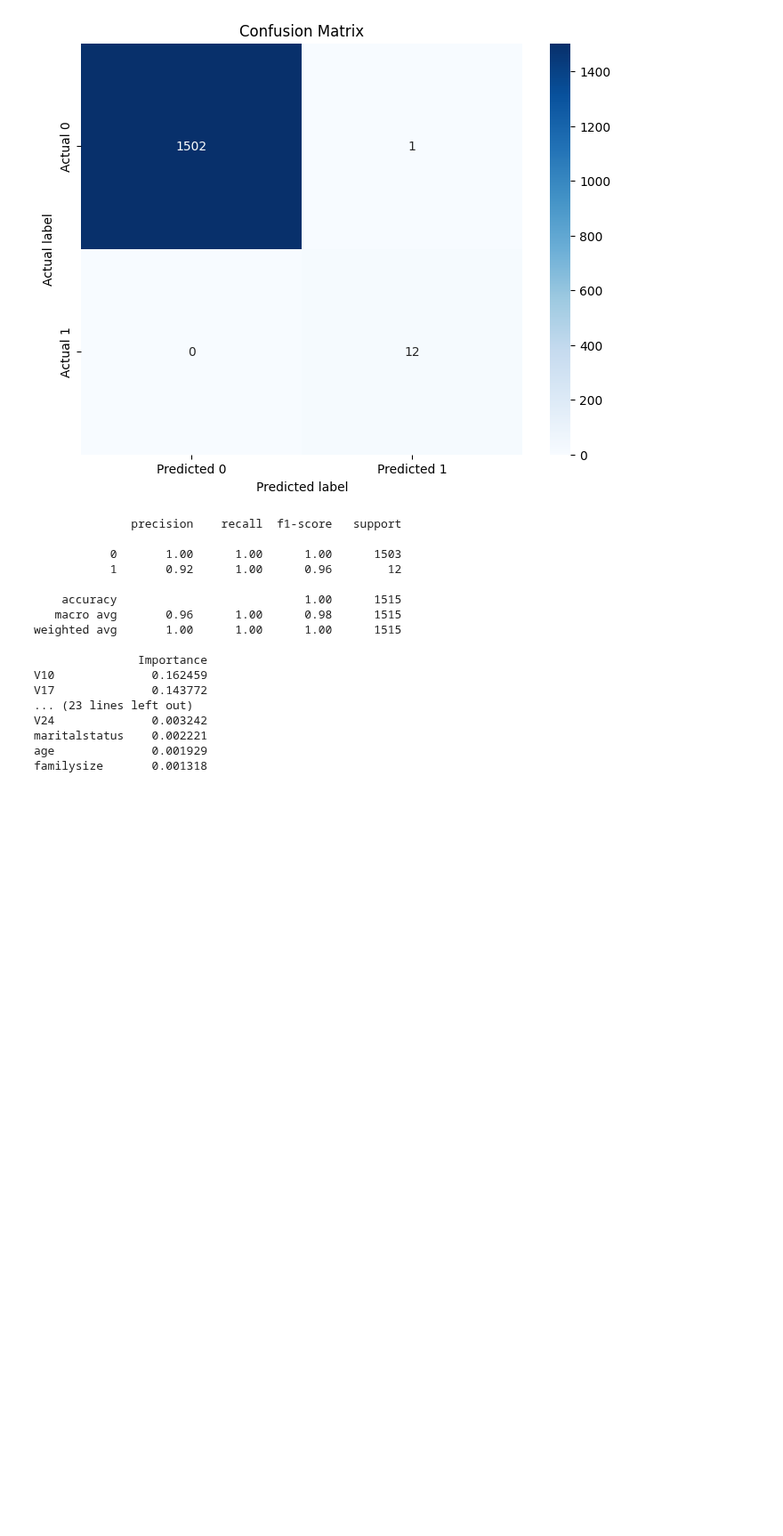
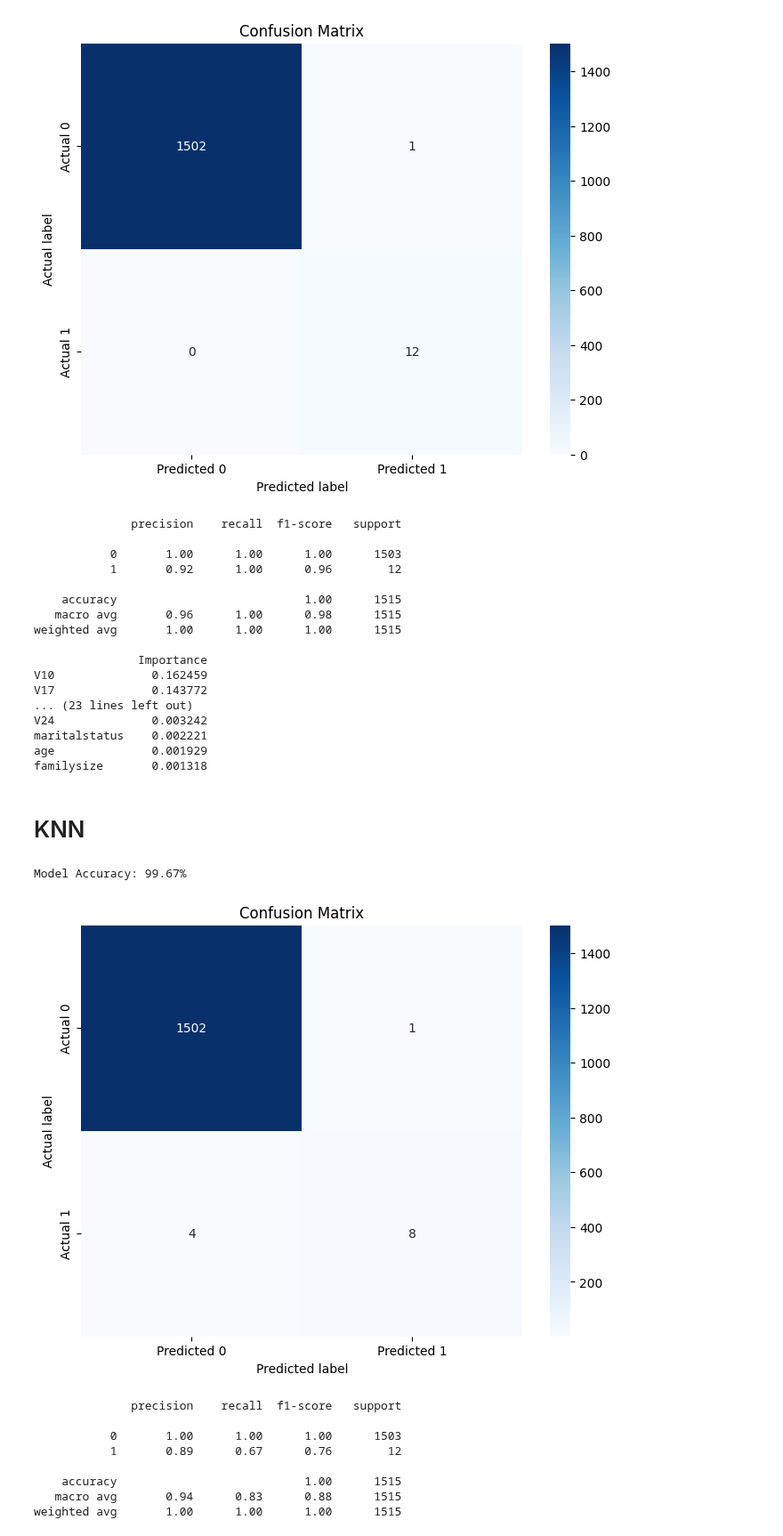
Before and after one commit to Dandata0101/mbs-fraud-detection, a Jupyter notebook: Classwork_day03.ipynb, the cells around one changed output. Shown at 89% size. Saved outputs shown, nothing was run; the diff lists cells and outputs as text; code cells hidden in the pictures; blank space fills up the shorter version.

```diff
--- a/Classwork_day03.ipynb
+++ b/Classwork_day03.ipynb
@@ -256,3 +269,52 @@ V24              0.003242
 maritalstatus    0.002221
 age              0.001929
 familysize       0.001318
+# %% [markdown]
+# KNN
+# %%
+import os
+import pandas as pd
+import numpy as np
+import matplotlib.pyplot as plt
+import seaborn as sns
+from sklearn.model_selection import train_test_split
+from sklearn.neighbors import KNeighborsClassifier  # Import KNeighborsClassifier
+from sklearn.metrics import accuracy_score, confusion_matrix, classification_report
+
+# Assuming X and Y are already defined
+X_train, X_test, y_train, y_test = train_test_split(X, Y, test_size=0.3, random_state=42)
+
+# Initialize and train the K-Nearest Neighbors Classifier
+knn_model = KNeighborsClassifier(n_neighbors=5)  # n_neighbors is a key parameter
+knn_model.fit(X_train, y_train)
+
+# Predictions
+y_pred = knn_model.predict(X_test)
+
+# Model Accuracy
+accuracy3 = accuracy_score(y_test, y_pred)
+print(f"Model Accuracy: {accuracy3 * 100:.2f}%")
+
+# Confusion Matrix
+cm = confusion_matrix(y_test, y_pred)
+plt.figure(figsize=(8, 6))
+sns.heatmap(cm, annot=True, fmt="d", cmap="Blues", xticklabels=['Predicted 0', 'Predicted 1'], yticklabels=['Actual 0', 'Actual 1'])
+plt.title('Confusion Matrix')
+plt.ylabel('Actual label')
+plt.xlabel('Predicted label')
+plt.show()
+
+# Classification Report
+report = classification_report(y_test, y_pred)
+print(report)
+# %% [output]
+Model Accuracy: 99.67%
+[figure, added]
+              precision    recall  f1-score   support
+
+           0       1.00      1.00      1.00      1503
+           1       0.89      0.67      0.76        12
+
+    accuracy                           1.00      1515
+   macro avg       0.94      0.83      0.88      1515
+weighted avg       1.00      1.00      1.00      1515
```
Also changed, not shown: parts of 7 cells of this notebook.
